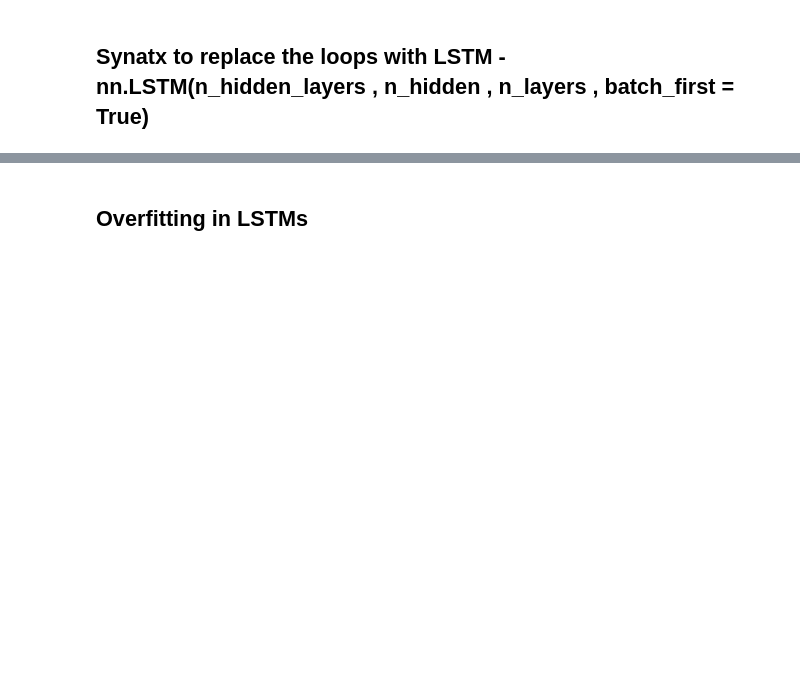
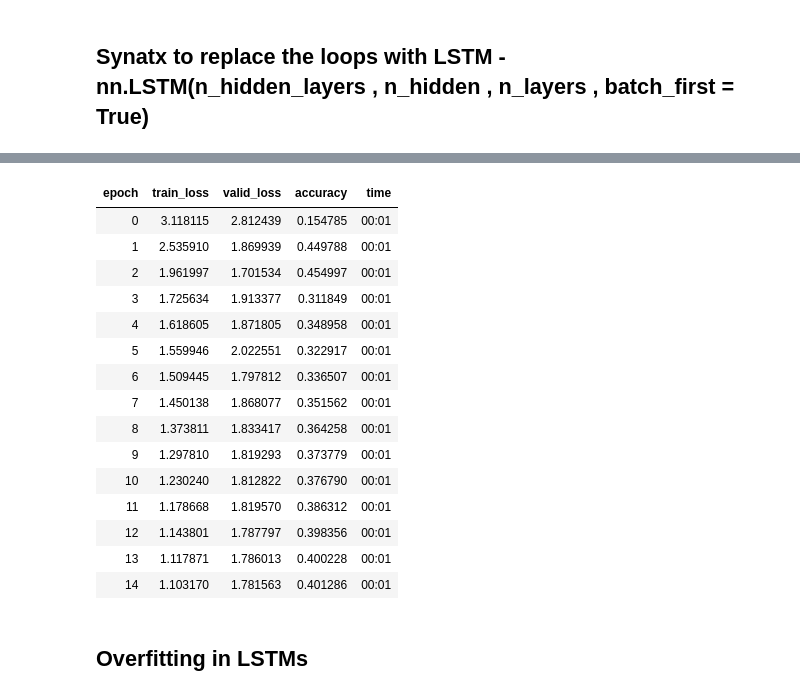
Before and after one commit to rama96/learning, a Jupyter notebook: deep_learning/NLP/language_models_from_scratch.ipynb, the cells around one changed output, grey strips where cells are left out. Cells and saved outputs as stored; diff of their text form; code cells hidden in the pictures; blank space fills up the shorter version.

```diff
--- a/deep_learning/NLP/language_models_from_scratch.ipynb
+++ b/deep_learning/NLP/language_models_from_scratch.ipynb
@@ -361,29 +466,45 @@ RNNs are really bad at retaining memory of what happened earlier in the sentence
 # %%
 ## Multilayerd language model
 
 class LMModel6(Module):
     def __init__(self , vocab_sz , n_hidden, n_layers):
         self.i_h = nn.Embedding(vocab_sz , n_hidden) ## Embedding Layer
         self.rnn = nn.LSTM(n_hidden , n_hidden , n_layers , batch_first = True) ## LSTM
         self.h_o = nn.Linear(n_hidden , vocab_sz)
         self.h = [torch.zeros(n_layers , bs , n_hidden) for _ in range(2)] ## Hidden states
 
-    def forward(self,input_x):
-
+    def forward(self,x):
         res,h = self.rnn(self.i_h(x) , self.h)
         self.h = [h_.detach() for h_ in h] ## Since it's for dim 2
         return self.h_o(res)
 
     def reset(self):
-        self.h = 0
+        for h in self.h: h.zero_()
 
 learn = Learner(dls
             ,LMModel6(len(vocab),64 , 2) ## Inclusion of n_layers
             ,loss_func= CrossEntropyLossFlat() ## Similar to what we had defined above
             ,metrics = accuracy
             ,cbs = ModelResetter ) ## Used for callbacks (reset) function after every epoch and also at the start of validation
 
 learn.fit_one_cycle(15,1e-2)
+# %% [output]
+| epoch | train_loss | valid_loss | accuracy | time |
+| 0 | 3.118115 | 2.812439 | 0.154785 | 00:01 |
+| 1 | 2.535910 | 1.869939 | 0.449788 | 00:01 |
+| 2 | 1.961997 | 1.701534 | 0.454997 | 00:01 |
+| 3 | 1.725634 | 1.913377 | 0.311849 | 00:01 |
+| 4 | 1.618605 | 1.871805 | 0.348958 | 00:01 |
+| 5 | 1.559946 | 2.022551 | 0.322917 | 00:01 |
+| 6 | 1.509445 | 1.797812 | 0.336507 | 00:01 |
+| 7 | 1.450138 | 1.868077 | 0.351562 | 00:01 |
+| 8 | 1.373811 | 1.833417 | 0.364258 | 00:01 |
+| 9 | 1.297810 | 1.819293 | 0.373779 | 00:01 |
+| 10 | 1.230240 | 1.812822 | 0.376790 | 00:01 |
+| 11 | 1.178668 | 1.819570 | 0.386312 | 00:01 |
+| 12 | 1.143801 | 1.787797 | 0.398356 | 00:01 |
+| 13 | 1.117871 | 1.786013 | 0.400228 | 00:01 |
+| 14 | 1.103170 | 1.781563 | 0.401286 | 00:01 |
 # %% [markdown]
 ## Overfitting in LSTMs
 # %% [markdown]
```
Also changed, not shown: parts of 23 cells of this notebook.
